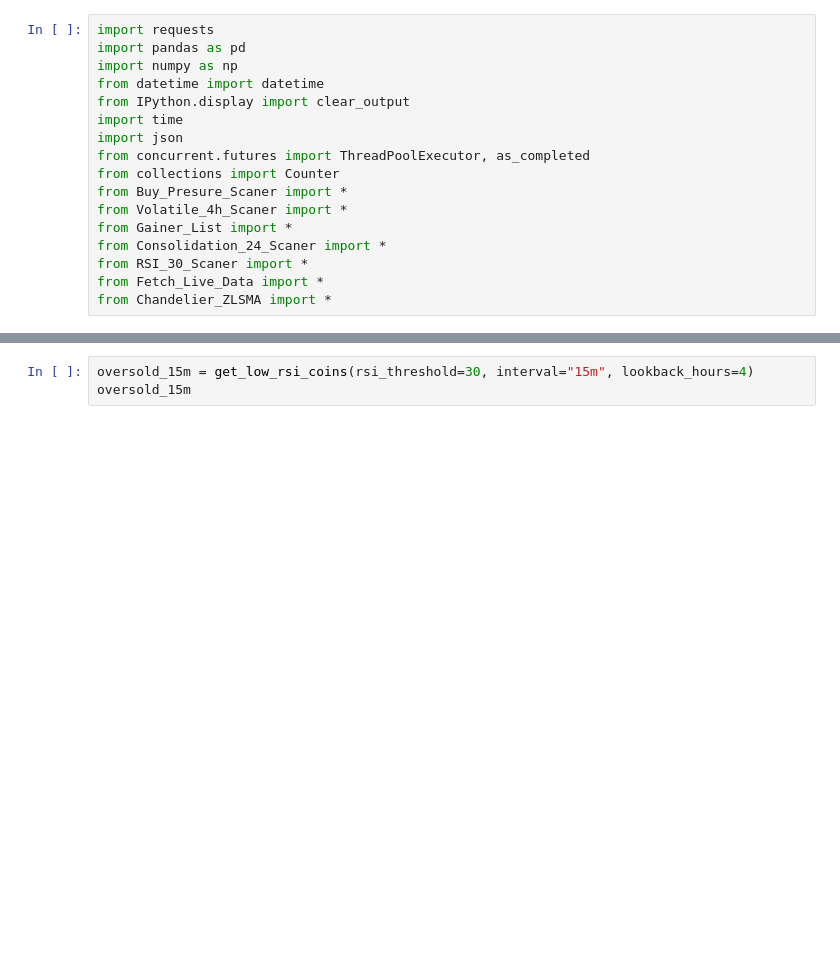
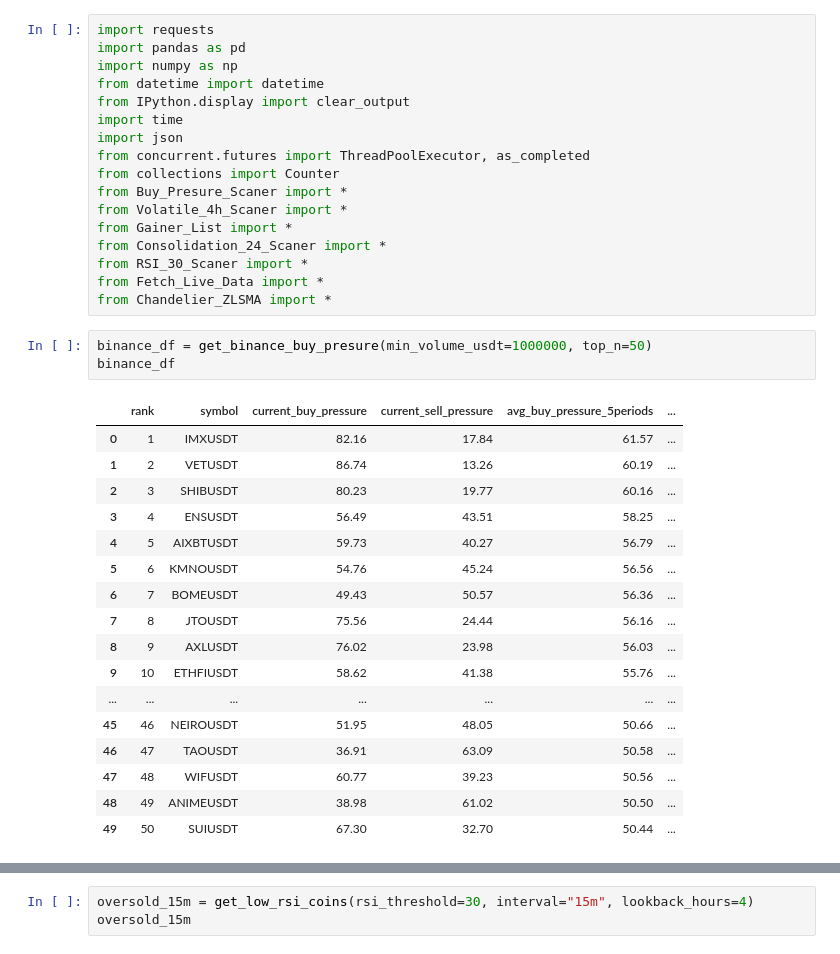
Before and after one commit to Arupreza/CrypBot, a Jupyter notebook: test_net_run.ipynb, the cells around one changed output, grey strips where cells are left out. Cells and saved outputs as stored; diff of their text form; blank space fills up the shorter version.

```diff
--- a/test_net_run.ipynb
+++ b/test_net_run.ipynb
@@ -15,4 +15,25 @@ from Consolidation_24_Scaner import *
 from RSI_30_Scaner import *
 from Fetch_Live_Data import *
 from Chandelier_ZLSMA import *
+# %%
+binance_df = get_binance_buy_presure(min_volume_usdt=1000000, top_n=50)
+binance_df
+# %% [output]
+|  | rank | symbol | current_buy_pressure | current_sell_pressure | avg_buy_pressure_5periods | ... |
+| 0 | 1 | IMXUSDT | 82.16 | 17.84 | 61.57 | ... |
+| 1 | 2 | VETUSDT | 86.74 | 13.26 | 60.19 | ... |
+| 2 | 3 | SHIBUSDT | 80.23 | 19.77 | 60.16 | ... |
+| 3 | 4 | ENSUSDT | 56.49 | 43.51 | 58.25 | ... |
+| 4 | 5 | AIXBTUSDT | 59.73 | 40.27 | 56.79 | ... |
+| 5 | 6 | KMNOUSDT | 54.76 | 45.24 | 56.56 | ... |
+| 6 | 7 | BOMEUSDT | 49.43 | 50.57 | 56.36 | ... |
+| 7 | 8 | JTOUSDT | 75.56 | 24.44 | 56.16 | ... |
+| 8 | 9 | AXLUSDT | 76.02 | 23.98 | 56.03 | ... |
+| 9 | 10 | ETHFIUSDT | 58.62 | 41.38 | 55.76 | ... |
+| ... | ... | ... | ... | ... | ... | ... |
+| 45 | 46 | NEIROUSDT | 51.95 | 48.05 | 50.66 | ... |
+| 46 | 47 | TAOUSDT | 36.91 | 63.09 | 50.58 | ... |
+| 47 | 48 | WIFUSDT | 60.77 | 39.23 | 50.56 | ... |
+| 48 | 49 | ANIMEUSDT | 38.98 | 61.02 | 50.50 | ... |
+| 49 | 50 | SUIUSDT | 67.30 | 32.70 | 50.44 | ... |
 # %%
```
Also changed, not shown: parts of 4 cells of this notebook.
